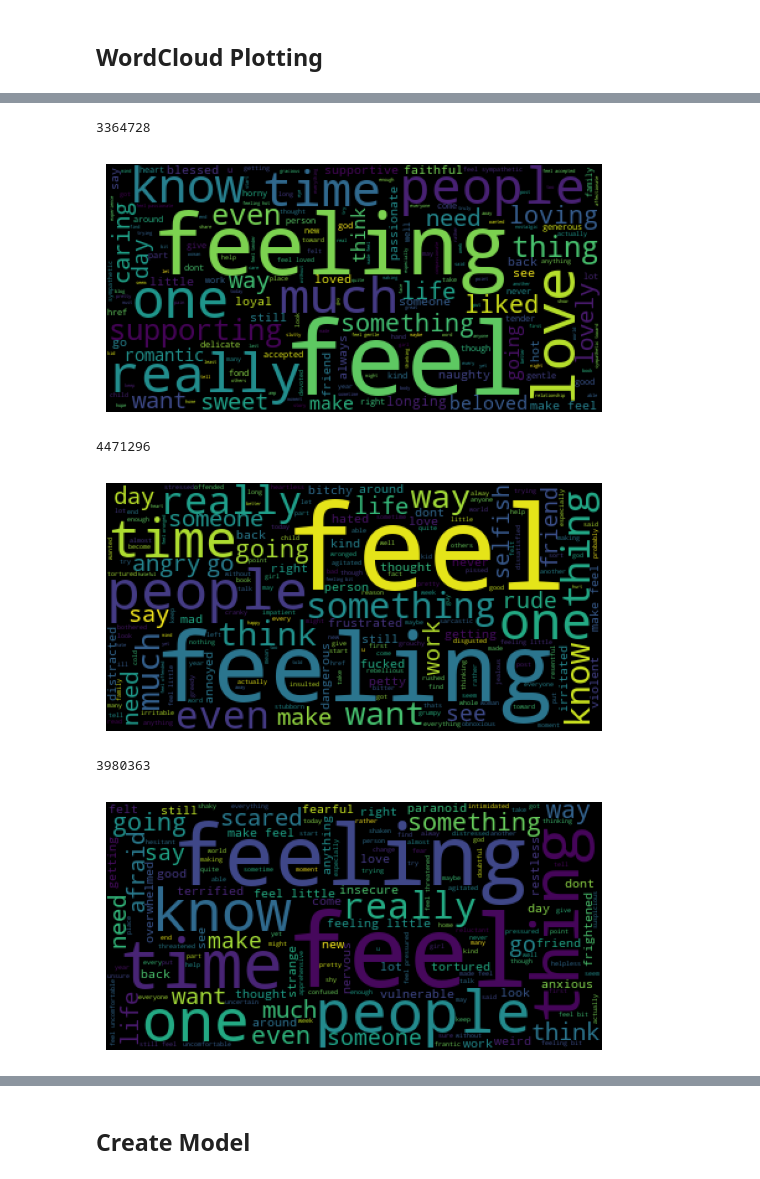
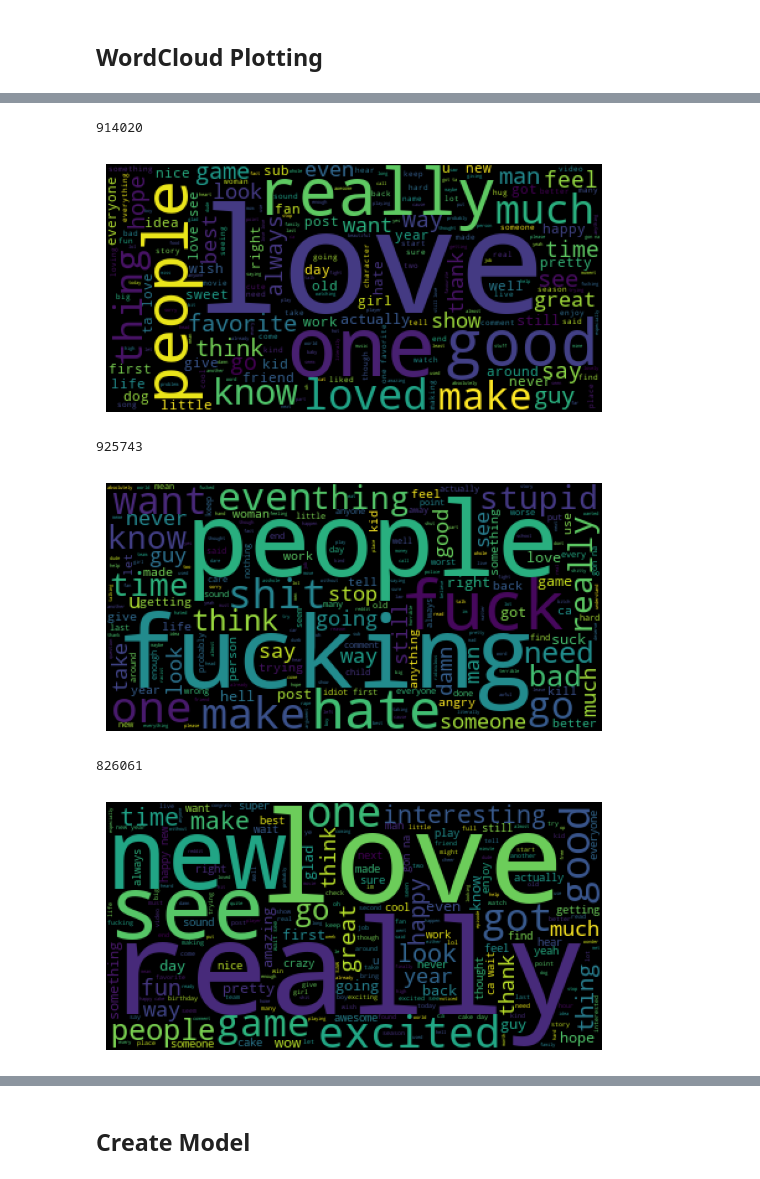
Before and after one commit to BryanEgbert/emotion_classification, a Jupyter notebook: main.ipynb, the cells around one changed output, grey strips where cells are left out. Cells and saved outputs as stored; diff of their text form; code cells hidden in the pictures.

```diff
--- a/main.ipynb
+++ b/main.ipynb
@@ -21,5 +22,5 @@ import pandas as pd
 # %%
-df = pd.read_csv("my-dataset-train.csv",  encoding="latin-1", dtype={"label": np.int32})
+df = pd.read_csv("go-emotion-train.csv")
 
-df.head(100)
+df["example_very_unclear"].value_counts().plot.bar(x="label", y="count")
 # %% [output]
@@ -44,4 +59,6 @@ label     int64
 dtype: object
 # %%
-df["label"].value_counts().plot.bar(x="label", y="count")
+df.drop(columns=["id", "author", "subreddit", "link_id", "parent_id", "created_utc", "rater_id", "example_very_unclear"], axis=1, inplace=True)
+
+df.head(100)
 # %% [output]
@@ -51,16 +88,18 @@ df["label"].value_counts().plot.bar(x="label", y="count")
 ## Clean Dataset
 # %%
 stop_words = stopwords.words("english")
-additional_stop_words = ["im", "cant", "didnt", "doesnt", "werent", "hasnt", "havent", "ive"] # mispelled words and most common words
 lemmatizer = WordNetLemmatizer()
 
 def preprocess(texts):
     output = []
     for text in texts:
-        tokenized_text = word_tokenize(text)
+        tokenized_text = word_tokenize(text.lower())
         # print(tokenized_text)
-        tokenized_text = [t.strip() for t in tokenized_text if t not in stop_words and t not in additional_stop_words]
+        tokenized_text = [t.strip() for t in tokenized_text if t not in stop_words and t.isalnum() and t != "NAME"]
 
         output += [" ".join(lemmatizer.lemmatize(str(x)) for x in tokenized_text)]
 
     return output
+
+print(df["text"][1])
+print(preprocess([df["text"][1], df["text"][96]]))
@@ -126,5 +180,5 @@ plt.show()
 # %%
-love_text = "".join(x for x in clean_df["text"].where(clean_df["label"] == 2).astype(str))
+love_text = "".join(x for x in clean_df["text"].where(clean_df["love"] == 1).astype(str))
 print(len(love_text))
 love_wc = WordCloud().generate_from_text(love_text)
 
@@ -132,10 +186,10 @@ plt.imshow(love_wc)
 plt.axis("off")
 plt.show()
 # %% [output]
-3364728
+914020
-[figure, old version]
+[figure, new version]
 # %%
-anger_text = "".join(x for x in clean_df["text"].where(clean_df["label"] == 3).astype(str))
+anger_text = "".join(x for x in clean_df["text"].where(clean_df["anger"] == 1).astype(str))
 print(len(anger_text))
 anger_wc = WordCloud().generate_from_text(anger_text)
 
@@ -143,17 +197,17 @@ plt.imshow(anger_wc)
 plt.axis("off")
 plt.show()
 # %% [output]
-4471296
+925743
-[figure, old version]
+[figure, new version]
 # %%
-fear_text = "".join(x for x in clean_df["text"].where(clean_df["label"] == 4).astype(str))
-print(len(fear_text))
-fear_wc = WordCloud().generate_from_text(fear_text)
+excitement_text = "".join(x for x in clean_df["text"].where(clean_df["excitement"] == 1).astype(str))
+print(len(excitement_text))
+excitement_wc = WordCloud().generate_from_text(excitement_text)
 
-plt.imshow(fear_wc)
+plt.imshow(excitement_wc)
 plt.axis("off")
 plt.show()
 # %% [output]
-3980363
+826061
-[figure, old version]
+[figure, new version]
 # %%
```
Also changed, not shown: parts of 72 cells of this notebook.
